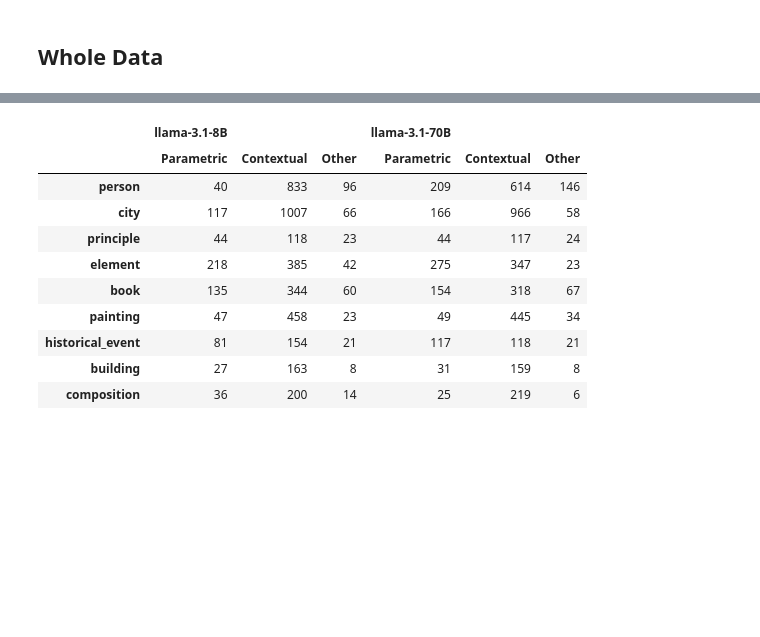
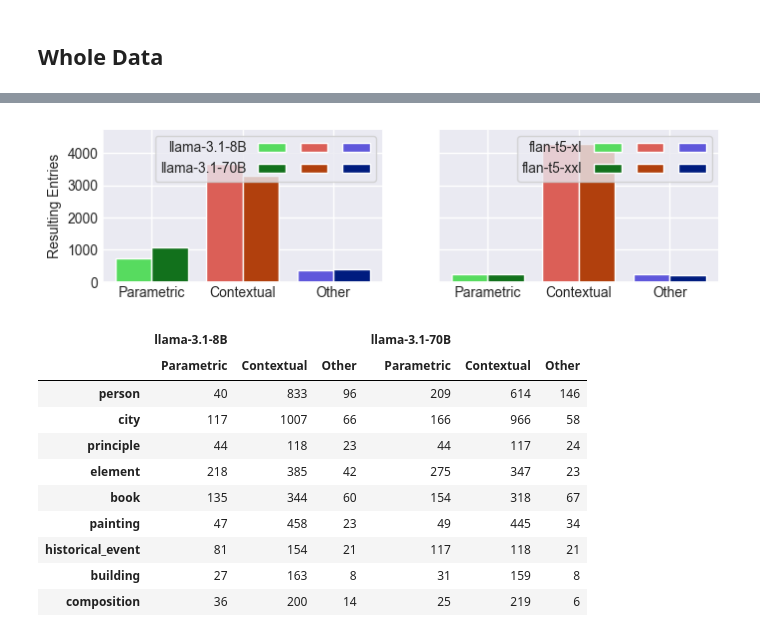
Before and after one commit to mfixman/rag-thesis, a Jupyter notebook: joiner_analysis.ipynb, the cells around one changed output, grey strips where cells are left out. Cells and saved outputs as stored; diff of their text form; code cells hidden in the pictures; blank space fills up the shorter version.

```diff
--- a/joiner_analysis.ipynb
+++ b/joiner_analysis.ipynb
@@ -269,3 +271,10 @@ pyplot.savefig('Report/figures/flan_amount.png', dpi = 200, bbox_inches = 'tight
+# %%
+fig, axs = pyplot.subplots(1, 2, figsize = (8, 2), squeeze = True, sharey = True)
+barPlot(llama, bigllama, ax = axs[0])
+barPlot(flan, bigflan, ax = axs[1], show_ylabel = False)
+pyplot.savefig('Report/figures/both_amount.png', dpi = 200, bbox_inches = 'tight')
+# %% [output]
+[figure, added]
 # %%
 matplotlib.rcParams['figure.figsize'] = 4, 2
 
```
Also changed, not shown: parts of 6 cells of this notebook, 7 other files.
